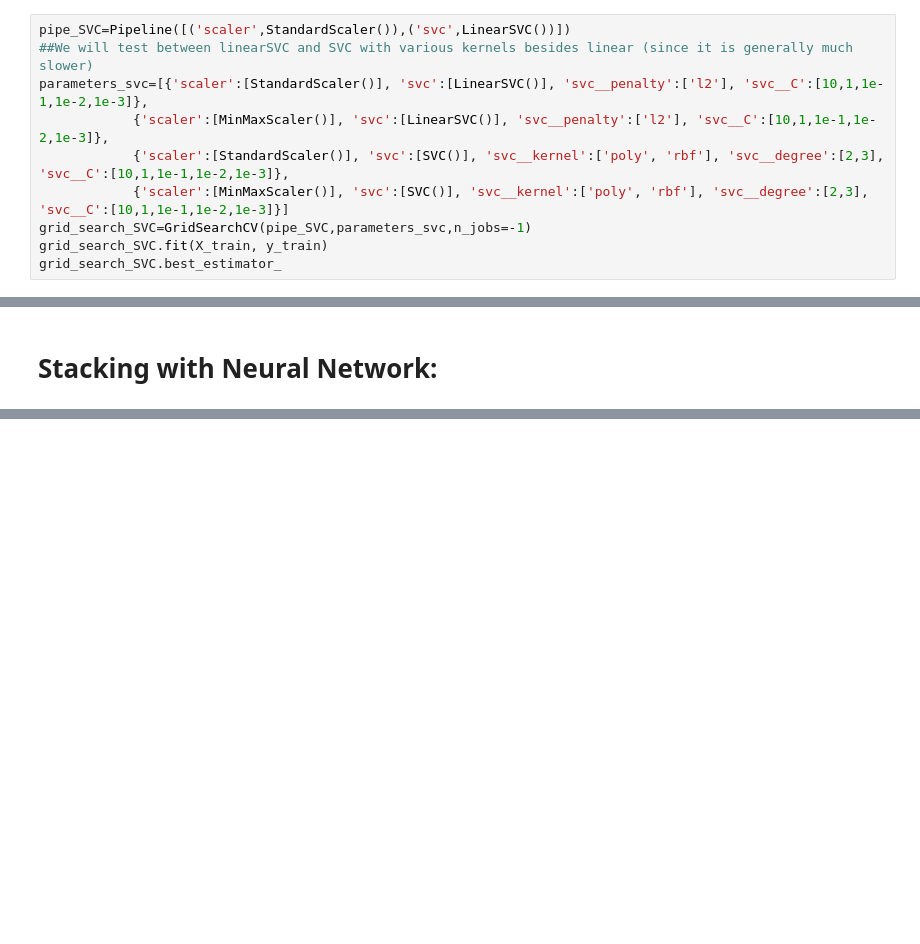
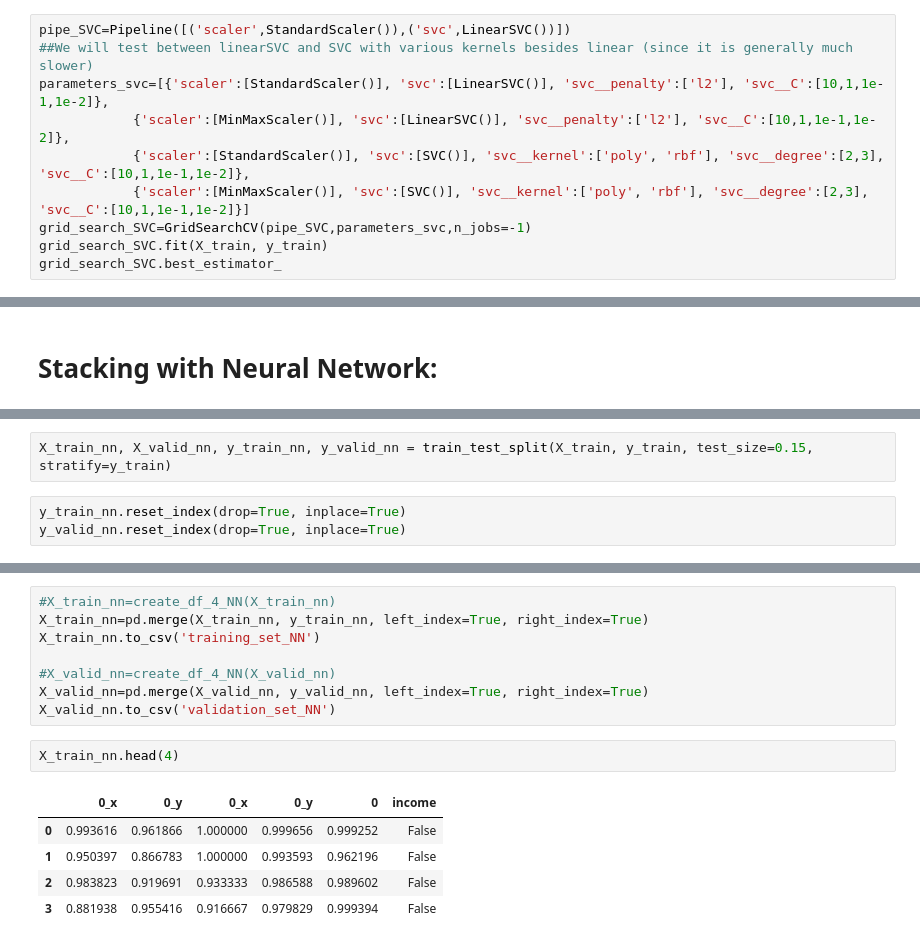
Before and after one commit to kklimov1/Income_Classification_Analysis, a Jupyter notebook: analysis_clf.ipynb, the cells around one changed output, grey strips where cells are left out. Saved outputs shown, nothing was run; the diff lists cells and outputs as text; blank space fills up the shorter version.

```diff
--- a/analysis_clf.ipynb
+++ b/analysis_clf.ipynb
@@ -423,10 +419,10 @@ Area under curve for train set: 0.902 out of 1
 # %%
 pipe_SVC=Pipeline([('scaler',StandardScaler()),('svc',LinearSVC())])
 ##We will test between linearSVC and SVC with various kernels besides linear (since it is generally much slower)
-parameters_svc=[{'scaler':[StandardScaler()], 'svc':[LinearSVC()], 'svc__penalty':['l2'], 'svc__C':[10,1,1e-1,1e-2,1e-3]},
-            {'scaler':[MinMaxScaler()], 'svc':[LinearSVC()], 'svc__penalty':['l2'], 'svc__C':[10,1,1e-1,1e-2,1e-3]},
-            {'scaler':[StandardScaler()], 'svc':[SVC()], 'svc__kernel':['poly', 'rbf'], 'svc__degree':[2,3], 'svc__C':[10,1,1e-1,1e-2,1e-3]},
-            {'scaler':[MinMaxScaler()], 'svc':[SVC()], 'svc__kernel':['poly', 'rbf'], 'svc__degree':[2,3], 'svc__C':[10,1,1e-1,1e-2,1e-3]}]
+parameters_svc=[{'scaler':[StandardScaler()], 'svc':[LinearSVC()], 'svc__penalty':['l2'], 'svc__C':[10,1,1e-1,1e-2]},
+            {'scaler':[MinMaxScaler()], 'svc':[LinearSVC()], 'svc__penalty':['l2'], 'svc__C':[10,1,1e-1,1e-2]},
+            {'scaler':[StandardScaler()], 'svc':[SVC()], 'svc__kernel':['poly', 'rbf'], 'svc__degree':[2,3], 'svc__C':[10,1,1e-1,1e-2]},
+            {'scaler':[MinMaxScaler()], 'svc':[SVC()], 'svc__kernel':['poly', 'rbf'], 'svc__degree':[2,3], 'svc__C':[10,1,1e-1,1e-2]}]
 grid_search_SVC=GridSearchCV(pipe_SVC,parameters_svc,n_jobs=-1)
 grid_search_SVC.fit(X_train, y_train)
 grid_search_SVC.best_estimator_
@@ -602,0 +574,5 @@ dnn_train
+# %%
+X_train_nn, X_valid_nn, y_train_nn, y_valid_nn = train_test_split(X_train, y_train, test_size=0.15, stratify=y_train)
+# %%
+y_train_nn.reset_index(drop=True, inplace=True)
+y_valid_nn.reset_index(drop=True, inplace=True)
@@ -602,0 +589,16 @@ dnn_train
+# %%
+#X_train_nn=create_df_4_NN(X_train_nn)
+X_train_nn=pd.merge(X_train_nn, y_train_nn, left_index=True, right_index=True)
+X_train_nn.to_csv('training_set_NN')
+
+#X_valid_nn=create_df_4_NN(X_valid_nn)
+X_valid_nn=pd.merge(X_valid_nn, y_valid_nn, left_index=True, right_index=True)
+X_valid_nn.to_csv('validation_set_NN')
+# %%
+X_train_nn.head(4)
+# %% [output]
+|  | 0_x | 0_y | 0_x | 0_y | 0 | income |
+| 0 | 0.993616 | 0.961866 | 1.000000 | 0.999656 | 0.999252 | False |
+| 1 | 0.950397 | 0.866783 | 1.000000 | 0.993593 | 0.962196 | False |
+| 2 | 0.983823 | 0.919691 | 0.933333 | 0.986588 | 0.989602 | False |
+| 3 | 0.881938 | 0.955416 | 0.916667 | 0.979829 | 0.999394 | False |
```
Also changed, not shown: parts of 20 cells of this notebook.
